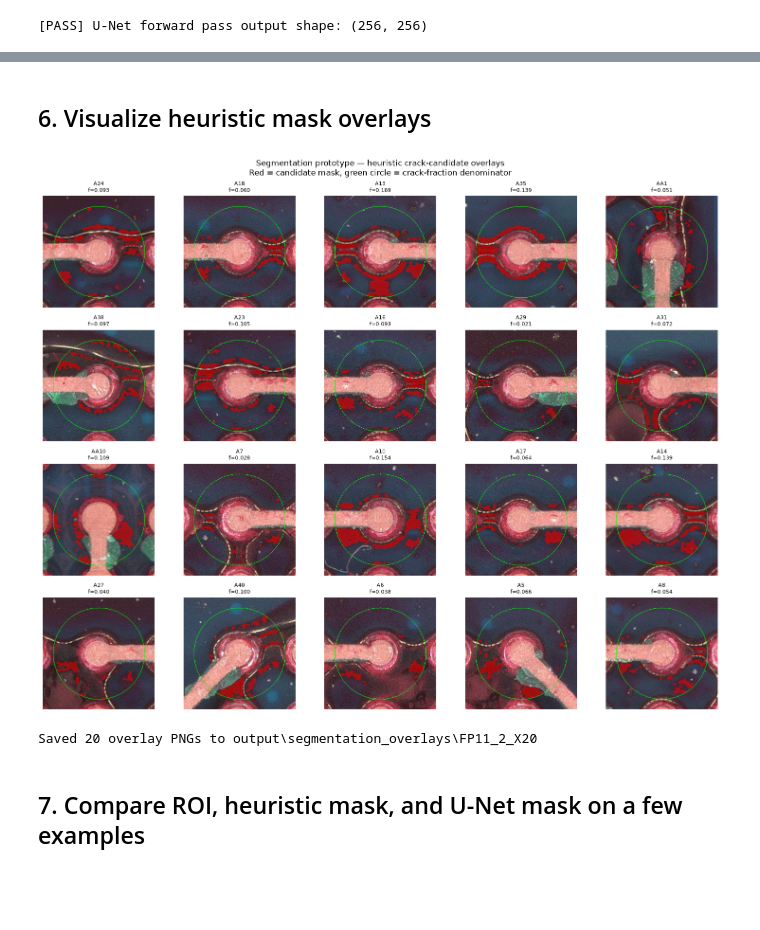
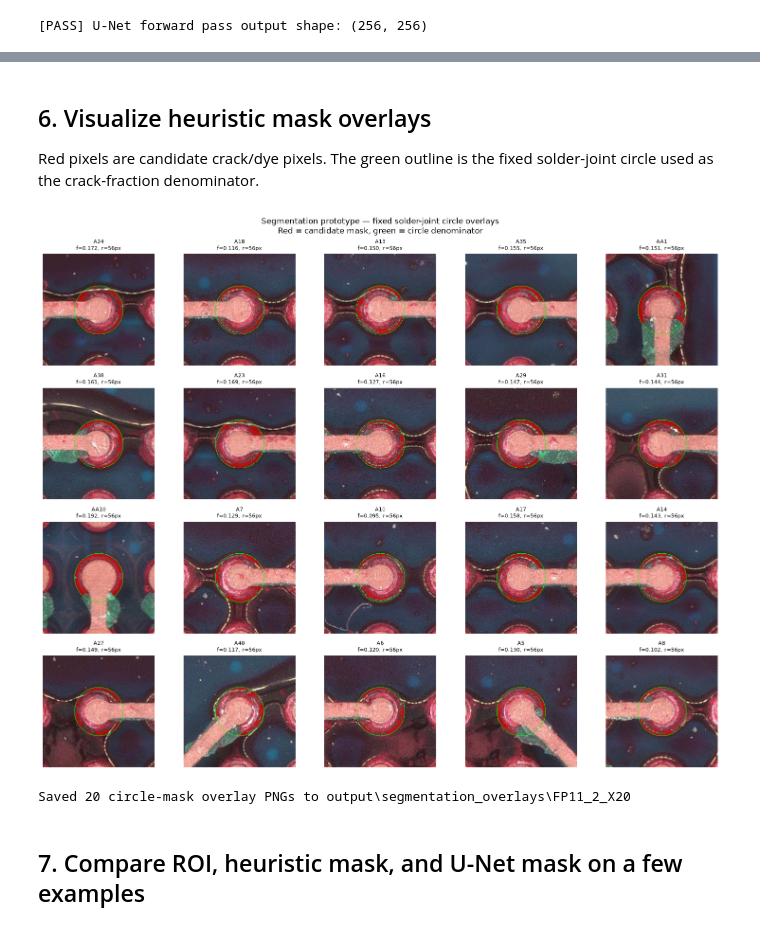
Before and after one commit to junming1202/BGA_crack_labelling, a Jupyter notebook: src/notebooks/04_segmentation_prototype.ipynb, the cells around one changed output, grey strips where cells are left out. Drawn from its saved outputs; the diff is of its cells as text; code cells hidden in the pictures; blank space fills up the shorter version.

```diff
--- a/src/notebooks/04_segmentation_prototype.ipynb
+++ b/src/notebooks/04_segmentation_prototype.ipynb
@@ -27,7 +32,9 @@ ROI_DIR   = REPO_ROOT / "output" / "rois" / IMAGE_STEM
 OVERLAY_DIR = REPO_ROOT / "output" / "segmentation_overlays" / IMAGE_STEM
 
 ROI_SIZE    = 256
-BALL_RADIUS = 105
+# Human-reviewed denominator: smaller than the original 105 px registration radius,
+# but intentionally circular because it better envelopes the visible solder joint.
+JOINT_RADIUS = 56
 SAMPLE_SIZE = 20
 RNG_SEED    = 44
 
@@ -42,7 +49,7 @@ print(f"Package       : {PACKAGE}")
 print(f"ROI source    : {ROI_DIR.relative_to(REPO_ROOT)}")
 print(f"Overlay output: {OVERLAY_DIR.relative_to(REPO_ROOT)}")
 print(f"ROI size      : {ROI_SIZE} × {ROI_SIZE} px")
-print(f"Ball radius   : {BALL_RADIUS} px")
+print(f"Joint radius  : {JOINT_RADIUS} px")
 print(f"Sample size   : {SAMPLE_SIZE}")
 print(f"U-Net encoder : {ENCODER_NAME} ({ENCODER_WEIGHTS})")
 # %% [output]
@@ -101,6 +113,6 @@ Sample IDs: A24, A18, A13, A35, AA1, A38, A23, A16, A29, A31, AA10, A7, A10, A17
 # %%
-def ball_circle_mask(roi_size: int = ROI_SIZE, radius: int = BALL_RADIUS) -> np.ndarray:
-    """Boolean mask for the solder-ball interior used as the crack-fraction denominator."""
+def circle_mask(roi_size: int = ROI_SIZE, radius: int = JOINT_RADIUS) -> np.ndarray:
+    """Boolean central circle for the visible solder-joint denominator."""
     yy, xx = np.ogrid[:roi_size, :roi_size]
     c = roi_size // 2
     return (xx - c) ** 2 + (yy - c) ** 2 <= radius ** 2
@@ -115,14 +127,17 @@ def postprocess_binary_mask(mask: np.ndarray, kernel_size: int = MORPH_KERNEL) -
     return cleaned > 0
 
 
-def compute_crack_fraction(mask: np.ndarray, ball_mask: np.ndarray) -> float:
-    """Fraction of ball-interior pixels marked as crack/candidate crack."""
-    crack_pixels = np.logical_and(mask.astype(bool), ball_mask).sum()
-    denom = ball_mask.sum()
+def compute_crack_fraction(mask: np.ndarray, joint_mask: np.ndarray) -> float:
+    """Fraction of visible solder-joint circle pixels marked as crack/candidate crack."""
+    crack_pixels = np.logical_and(mask.astype(bool), joint_mask).sum()
+    denom = joint_mask.sum()
     return float(crack_pixels / denom) if denom else float("nan")
 
 
-BALL_MASK = ball_circle_mask(ROI_SIZE, BALL_RADIUS)
-print(f"Ball interior pixels: {BALL_MASK.sum()} / {ROI_SIZE * ROI_SIZE}")
+JOINT_MASK = circle_mask(ROI_SIZE, JOINT_RADIUS)
+JOINT_EQUIV_RADIUS = float(np.sqrt(JOINT_MASK.sum() / np.pi))
+print(f"Fixed solder-joint circle radius: {JOINT_RADIUS} px")
+print(f"Joint denominator pixels: {JOINT_MASK.sum()} / {ROI_SIZE * ROI_SIZE}")
+print(f"Equivalent radius from area: {JOINT_EQUIV_RADIUS:.1f} px")
 print("Helper functions defined.")
 # %% [output]
@@ -293,36 +313,43 @@ Median heuristic fraction: 0.083
 # %% [markdown]
 ## 6. Visualize heuristic mask overlays
+
+Red pixels are candidate crack/dye pixels. The green outline is the fixed solder-joint circle
+used as the crack-fraction denominator.
 # %%
 OVERLAY_DIR.mkdir(parents=True, exist_ok=True)
 
 fig, axes = plt.subplots(4, 5, figsize=(15, 12))
 axes = axes.ravel()
 
 for ax, res in zip(axes, seg_results):
-    overlay = overlay_mask(res["roi"], res["heuristic_mask"], BALL_MASK)
+    overlay = overlay_mask(res["roi"], res["heuristic_mask"], JOINT_MASK)
     ax.imshow(overlay)
-    ax.set_title(f"{res['ball_id']}\nf={res['heuristic_fraction']:.3f}", fontsize=8)
+    ax.set_title(f"{res['ball_id']}\nf={res['heuristic_fraction']:.3f}, r={JOINT_RADIUS}px", fontsize=8)
     ax.axis("off")
 
 for ax in axes[len(seg_results):]:
     ax.axis("off")
 
 plt.suptitle(
-    "Segmentation prototype — heuristic crack-candidate overlays\n"
-    "Red = candidate mask, green circle = crack-fraction denominator",
+    "Segmentation prototype — fixed solder-joint circle overlays\n"
+    "Red = candidate mask, green = circle denominator",
     fontsize=12,
 )
 plt.tight_layout()
 plt.show()
 
+# Remove stale overlays from earlier runs so the folder reflects the current method.
+for old in OVERLAY_DIR.glob("*_heuristic_overlay.png"):
+    old.unlink()
+
 for res in seg_results:
-    overlay = overlay_mask(res["roi"], res["heuristic_mask"], BALL_MASK)
+    overlay = overlay_mask(res["roi"], res["heuristic_mask"], JOINT_MASK)
     cv2.imwrite(str(OVERLAY_DIR / f"{res['ball_id']}_heuristic_overlay.png"), cv2.cvtColor(overlay, cv2.COLOR_RGB2BGR))
 
-print(f"Saved {len(seg_results)} overlay PNGs to {OVERLAY_DIR.relative_to(REPO_ROOT)}")
+print(f"Saved {len(seg_results)} circle-mask overlay PNGs to {OVERLAY_DIR.relative_to(REPO_ROOT)}")
 # %% [output]
-[figure, old version]
+[figure, new version]
-Saved 20 overlay PNGs to output\segmentation_overlays\FP11_2_X20
+Saved 20 circle-mask overlay PNGs to output\segmentation_overlays\FP11_2_X20
 # %% [markdown]
 ## 7. Compare ROI, heuristic mask, and U-Net mask on a few examples
 # %%
```
Also changed, not shown: parts of 9 cells of this notebook, 1 other file.
